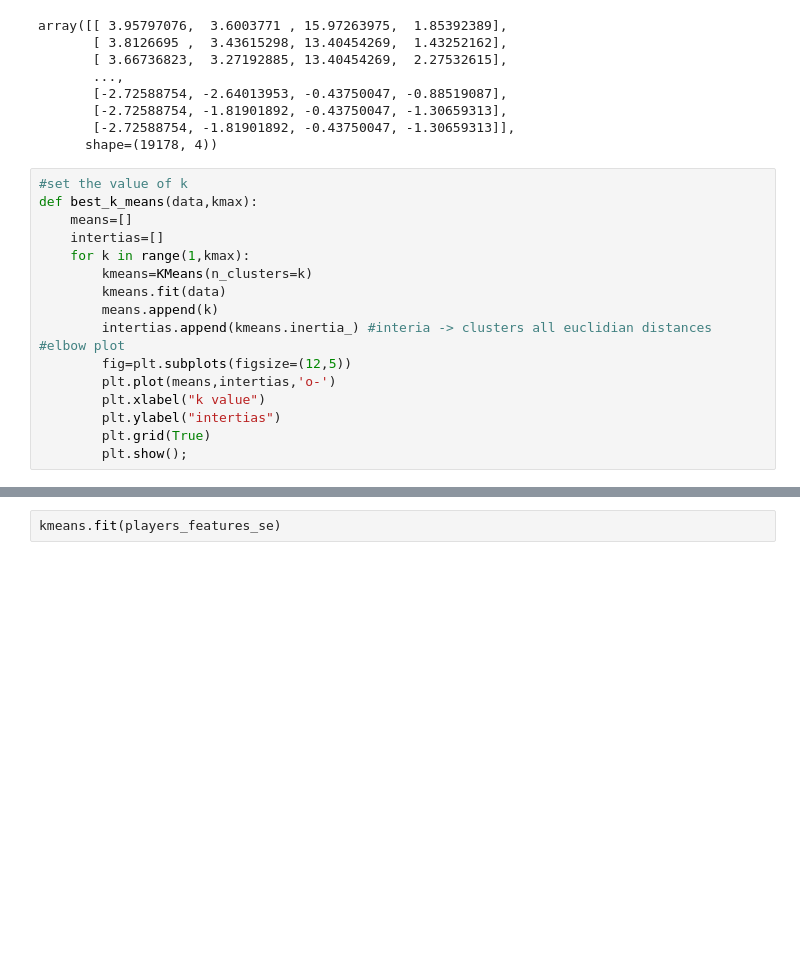
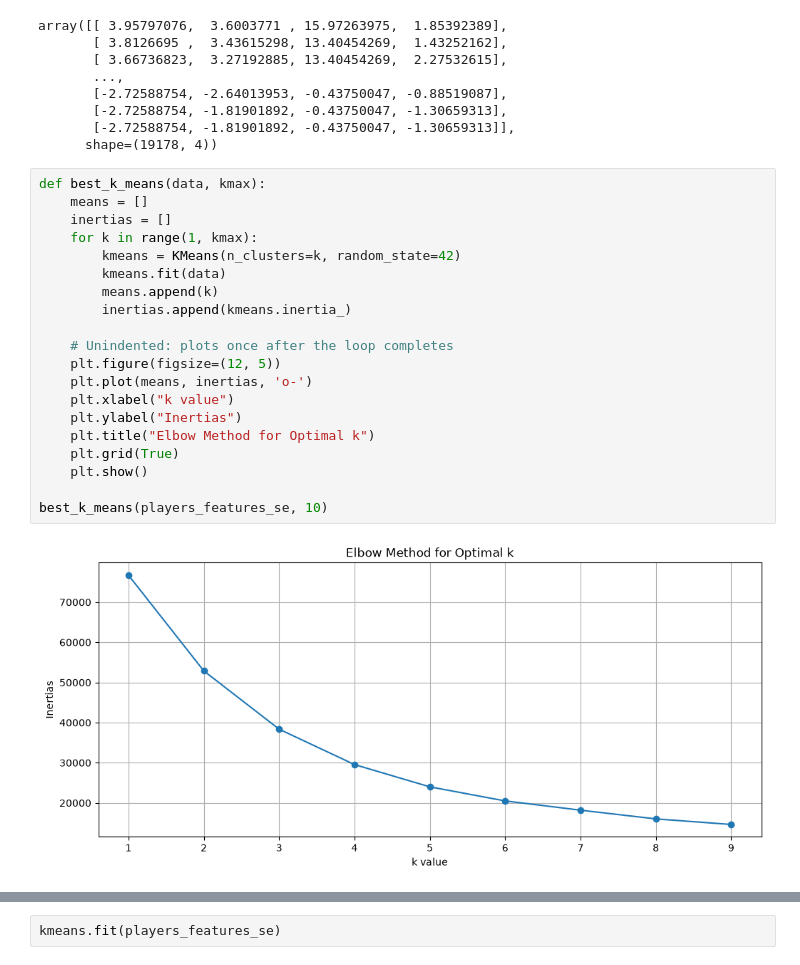
Before and after one commit to Irinejeba/Machiene-Learning, a Jupyter notebook: K Means Clustering.ipynb, the cells around one changed output, grey strips where cells are left out. Drawn from its saved outputs; the diff is of its cells as text; blank space fills up the shorter version.

```diff
--- a/K Means Clustering.ipynb
+++ b/K Means Clustering.ipynb
@@ -106,19 +106,24 @@ array([[ 3.95797076,  3.6003771 , 15.97263975,  1.85392389],
        [-2.72588754, -1.81901892, -0.43750047, -1.30659313]],
       shape=(19178, 4))
 # %%
-#set the value of k
-def best_k_means(data,kmax):
-    means=[]
-    intertias=[]
-    for k in range(1,kmax):
-        kmeans=KMeans(n_clusters=k)
+def best_k_means(data, kmax):
+    means = []
+    inertias = []
+    for k in range(1, kmax):
+        kmeans = KMeans(n_clusters=k, random_state=42)
         kmeans.fit(data)
         means.append(k)
-        intertias.append(kmeans.inertia_) #interia -> clusters all euclidian distances
-#elbow plot
-        fig=plt.subplots(figsize=(12,5))
-        plt.plot(means,intertias,'o-')
-        plt.xlabel("k value")
-        plt.ylabel("intertias")
-        plt.grid(True)
-        plt.show();
+        inertias.append(kmeans.inertia_)
+
+    # Unindented: plots once after the loop completes
+    plt.figure(figsize=(12, 5))
+    plt.plot(means, inertias, 'o-')
+    plt.xlabel("k value")
+    plt.ylabel("Inertias")
+    plt.title("Elbow Method for Optimal k")
+    plt.grid(True)
+    plt.show()
+
+best_k_means(players_features_se, 10)
+# %% [output]
+[figure, added]
```
Also changed, not shown: parts of 9 cells of this notebook.
